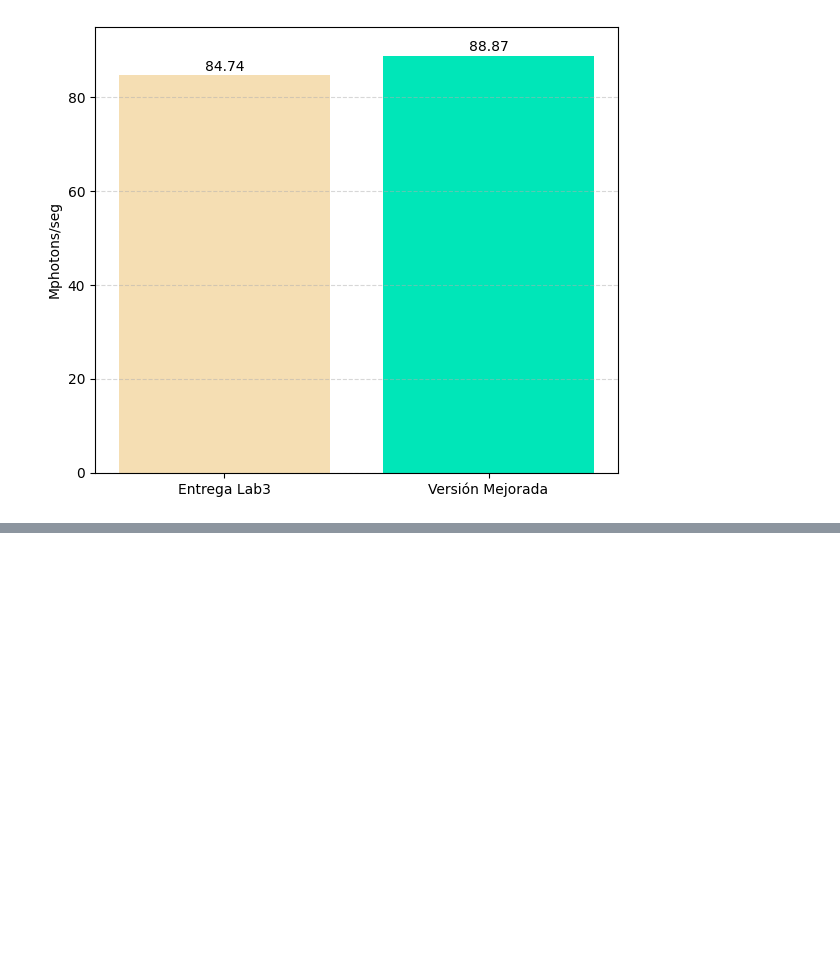
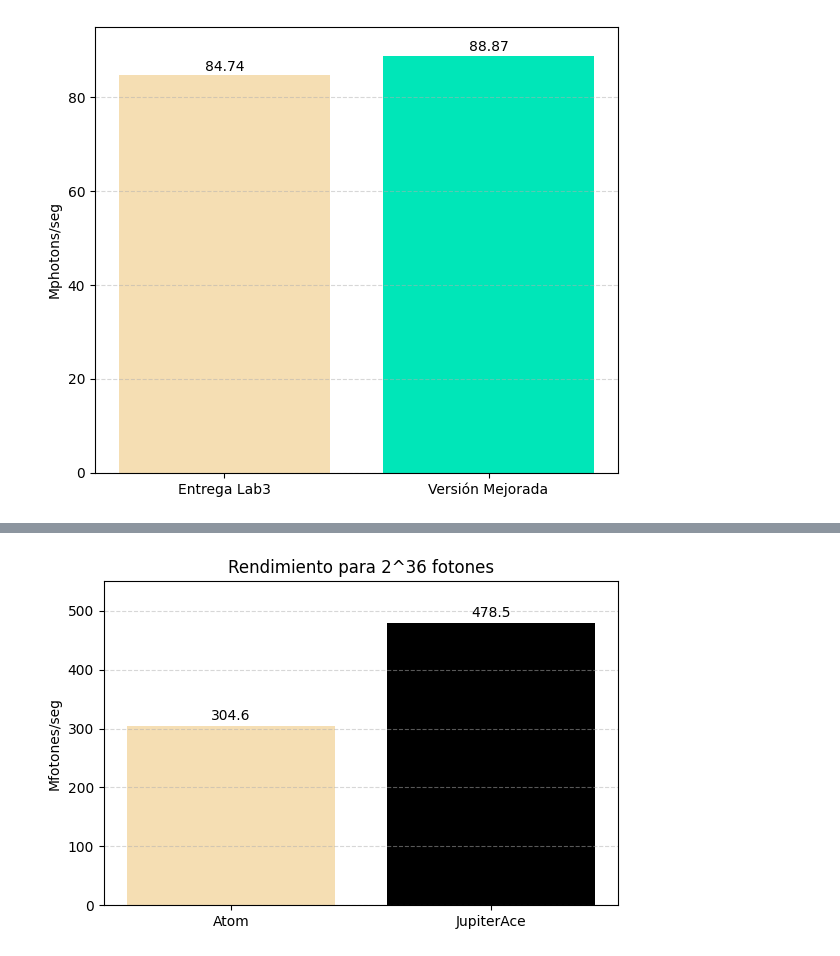
Before and after one commit to Camilo649/Computacion-Paralela-2025-FaMAF, a Jupyter notebook: tiny_mc/Graficador.ipynb, the cells around one changed output, grey strips where cells are left out. Saved outputs shown, nothing was run; the diff lists cells and outputs as text; code cells hidden in the pictures; blank space fills up the shorter version.

```diff
--- a/tiny_mc/Graficador.ipynb
+++ b/tiny_mc/Graficador.ipynb
@@ -960,0 +1045,26 @@ plt.show()
+# %%
+import matplotlib.pyplot as plt
+
+# Datos
+labels = ['Atom', 'JupiterAce']
+values = [304.57879452, 478.547504]
+
+# Plot
+plt.figure(figsize=(6, 4))
+bars = plt.bar(labels, values, color=['#f5deb3', 'black'])
+
+# Añadir los valores encima de las barras
+for bar in bars:
+    yval = bar.get_height()
+    plt.text(bar.get_x() + bar.get_width()/2, yval + 5, f"{yval:.1f}", ha='center', va='bottom')
+
+# Estética
+plt.title("Rendimiento para 2^36 fotones")
+plt.ylabel("Mfotones/seg")
+plt.grid(axis="y", linestyle="--", alpha=0.5)
+plt.ylim(0, 550)
+
+plt.tight_layout()
+plt.show()
+# %% [output]
+[figure, added]
```
Also changed, not shown: parts of 3 cells of this notebook, 12 other files.
